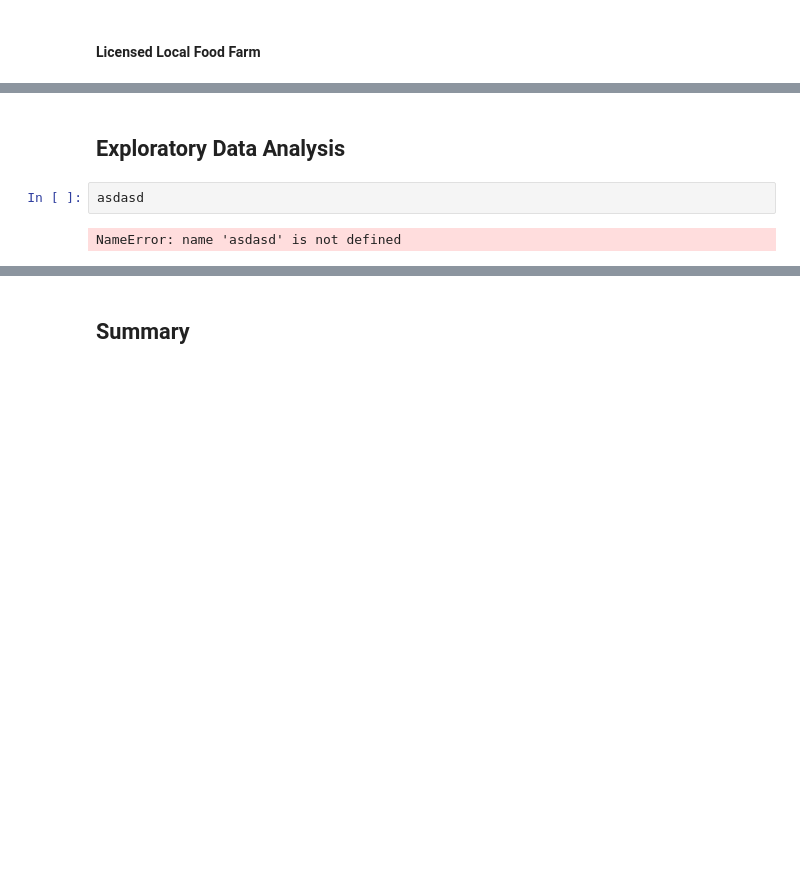
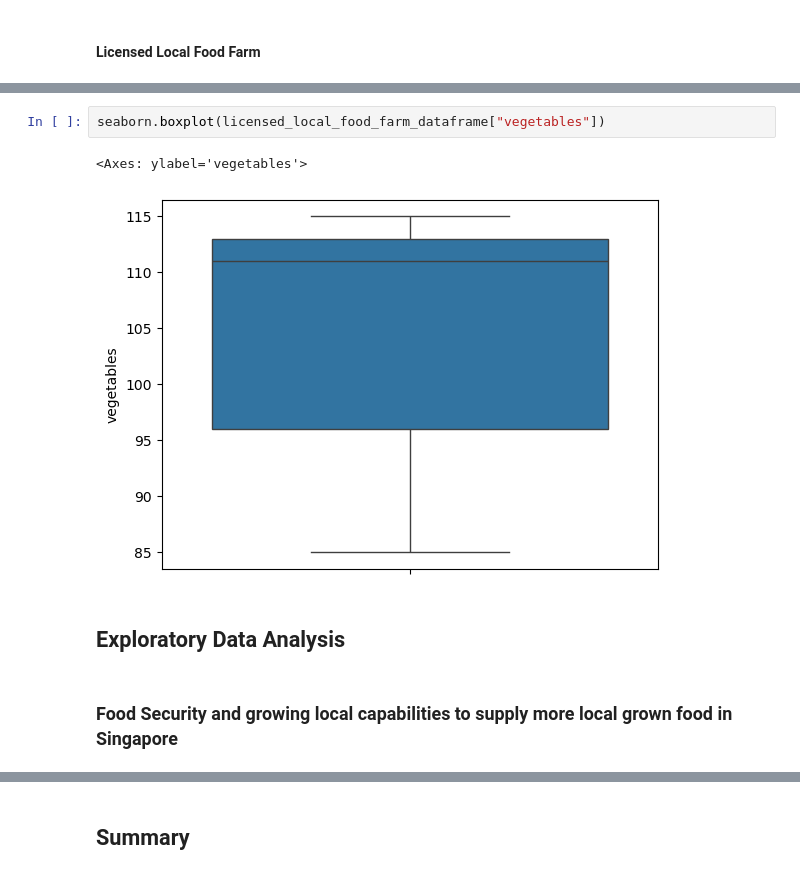
Before and after one commit to AngKokLeong/IPDS-CA2, a Jupyter notebook: report.ipynb, the cells around one changed output, grey strips where cells are left out. Saved outputs shown, nothing was run; the diff lists cells and outputs as text; blank space fills up the shorter version.

```diff
--- a/report.ipynb
+++ b/report.ipynb
@@ -158,6 +173,9 @@ asdasd
+# %%
+seaborn.boxplot(licensed_local_food_farm_dataframe["vegetables"])
+# %% [output]
+<Axes: ylabel='vegetables'>
+[figure, added]
 # %% [markdown]
 ## Exploratory Data Analysis
-# %%
-asdasd
-# %% [output]
-NameError: name 'asdasd' is not defined
+# %% [markdown]
+### Food Security and growing local capabilities to supply more local grown food in Singapore
```
Also changed, not shown: parts of 120 cells of this notebook.
